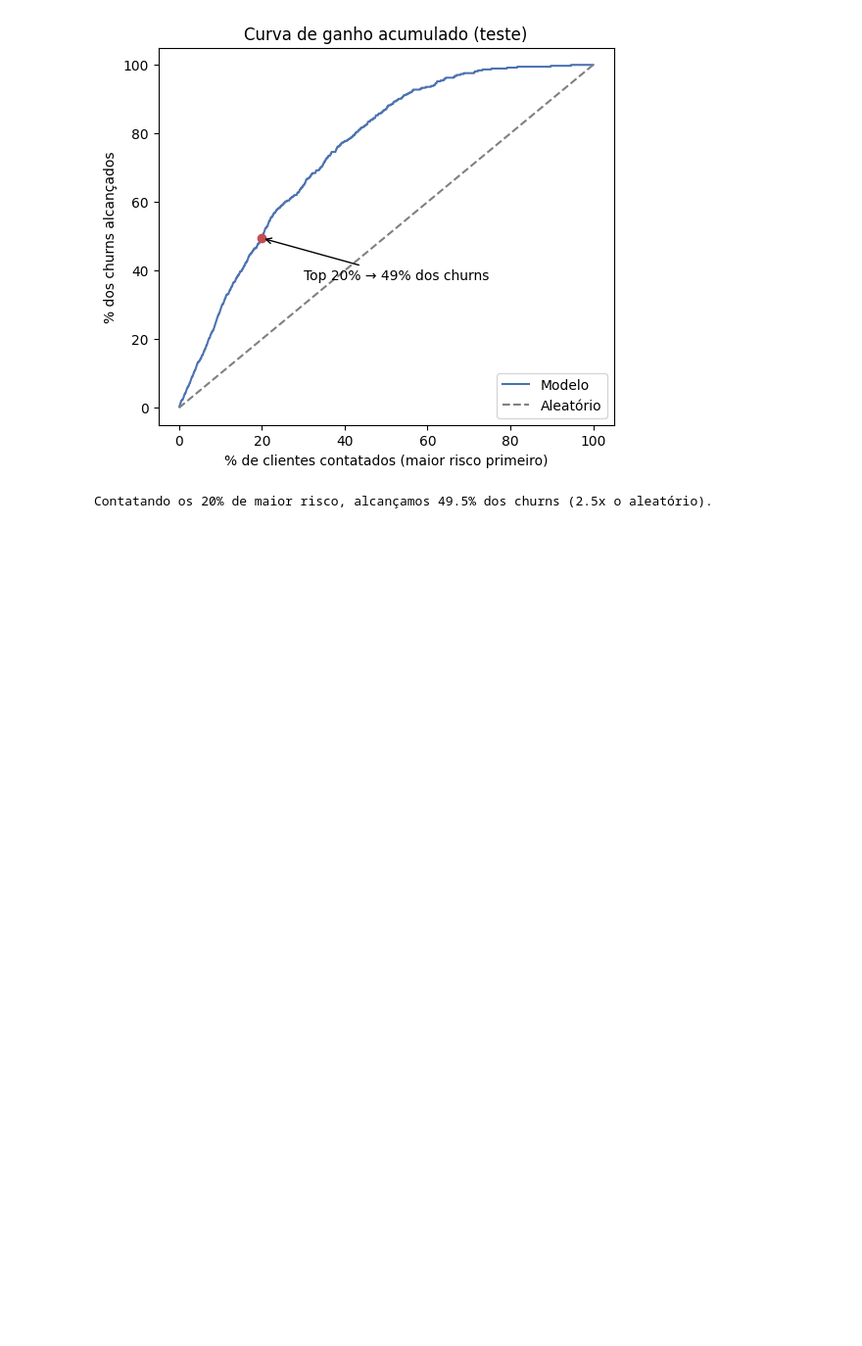
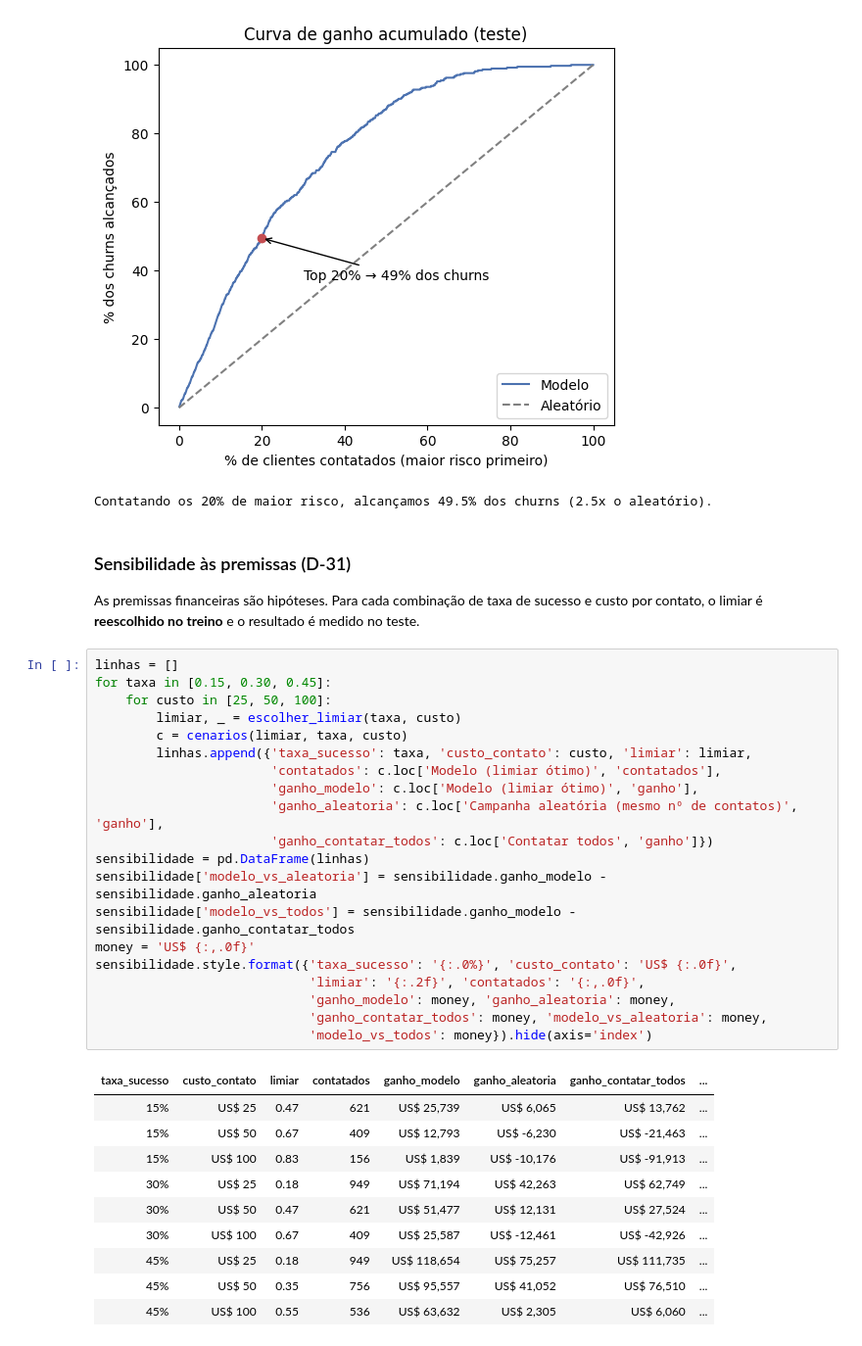
Before and after one commit to FranciscoGSilverio/C318_ML, a Jupyter notebook: churn.ipynb, the cells around one changed output. Shown at 98% size. Saved outputs shown, nothing was run; the diff lists cells and outputs as text; blank space fills up the shorter version.

Commit message:
feat(T05): adiciona análise de sensibilidade das premissas

```diff
--- a/churn.ipynb
+++ b/churn.ipynb
@@ -398,3 +398,38 @@ print(f'Contatando os 20% de maior risco, alcançamos {captura_20:.1%} dos churn
 # %% [output]
 [figure]
 Contatando os 20% de maior risco, alcançamos 49.5% dos churns (2.5x o aleatório).
+# %% [markdown]
+### Sensibilidade às premissas (D-31)
+
+As premissas financeiras são hipóteses. Para cada combinação de taxa de sucesso e custo por contato, o limiar é **reescolhido no treino** e o resultado é medido no teste.
+# %%
+linhas = []
+for taxa in [0.15, 0.30, 0.45]:
+    for custo in [25, 50, 100]:
+        limiar, _ = escolher_limiar(taxa, custo)
+        c = cenarios(limiar, taxa, custo)
+        linhas.append({'taxa_sucesso': taxa, 'custo_contato': custo, 'limiar': limiar,
+                       'contatados': c.loc['Modelo (limiar ótimo)', 'contatados'],
+                       'ganho_modelo': c.loc['Modelo (limiar ótimo)', 'ganho'],
+                       'ganho_aleatoria': c.loc['Campanha aleatória (mesmo nº de contatos)', 'ganho'],
+                       'ganho_contatar_todos': c.loc['Contatar todos', 'ganho']})
+sensibilidade = pd.DataFrame(linhas)
+sensibilidade['modelo_vs_aleatoria'] = sensibilidade.ganho_modelo - sensibilidade.ganho_aleatoria
+sensibilidade['modelo_vs_todos'] = sensibilidade.ganho_modelo - sensibilidade.ganho_contatar_todos
+money = 'US$ {:,.0f}'
+sensibilidade.style.format({'taxa_sucesso': '{:.0%}', 'custo_contato': 'US$ {:.0f}',
+                            'limiar': '{:.2f}', 'contatados': '{:,.0f}',
+                            'ganho_modelo': money, 'ganho_aleatoria': money,
+                            'ganho_contatar_todos': money, 'modelo_vs_aleatoria': money,
+                            'modelo_vs_todos': money}).hide(axis='index')
+# %% [output]
+| taxa_sucesso | custo_contato | limiar | contatados | ganho_modelo | ganho_aleatoria | ganho_contatar_todos | ... |
+| 15% | US$ 25 | 0.47 | 621 | US$ 25,739 | US$ 6,065 | US$ 13,762 | ... |
+| 15% | US$ 50 | 0.67 | 409 | US$ 12,793 | US$ -6,230 | US$ -21,463 | ... |
+| 15% | US$ 100 | 0.83 | 156 | US$ 1,839 | US$ -10,176 | US$ -91,913 | ... |
+| 30% | US$ 25 | 0.18 | 949 | US$ 71,194 | US$ 42,263 | US$ 62,749 | ... |
+| 30% | US$ 50 | 0.47 | 621 | US$ 51,477 | US$ 12,131 | US$ 27,524 | ... |
+| 30% | US$ 100 | 0.67 | 409 | US$ 25,587 | US$ -12,461 | US$ -42,926 | ... |
+| 45% | US$ 25 | 0.18 | 949 | US$ 118,654 | US$ 75,257 | US$ 111,735 | ... |
+| 45% | US$ 50 | 0.35 | 756 | US$ 95,557 | US$ 41,052 | US$ 76,510 | ... |
+| 45% | US$ 100 | 0.55 | 536 | US$ 63,632 | US$ 2,305 | US$ 6,060 | ... |
```
